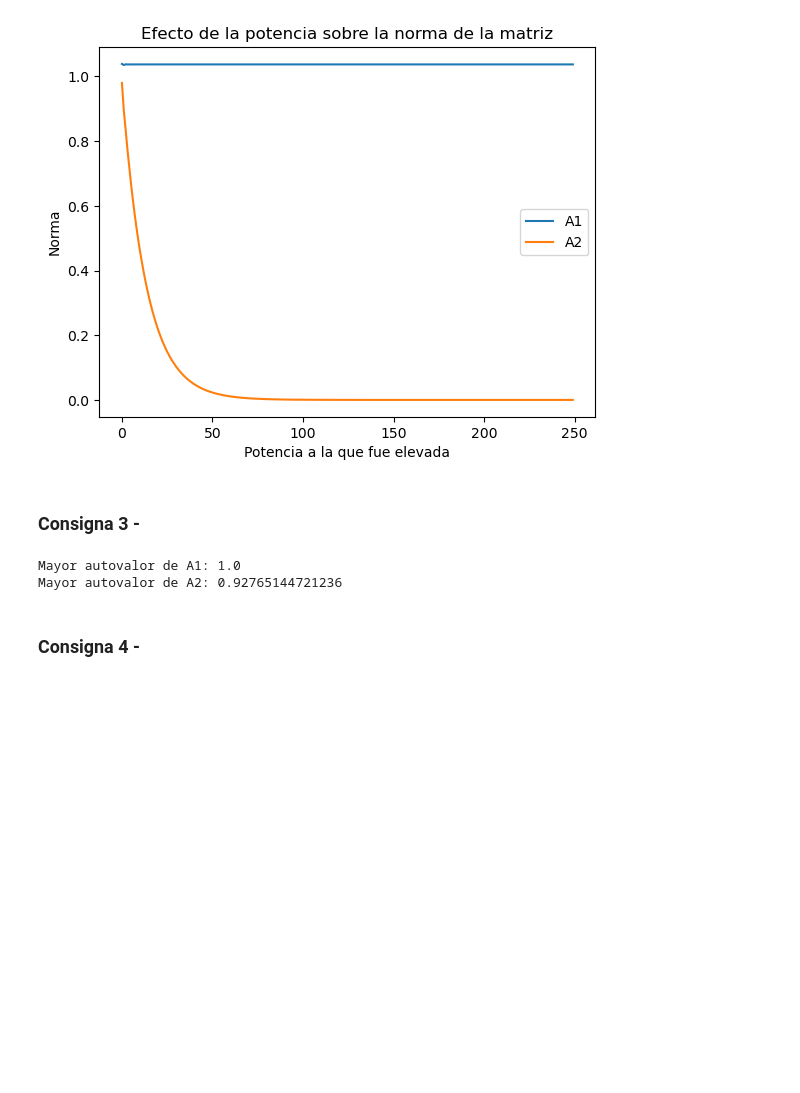
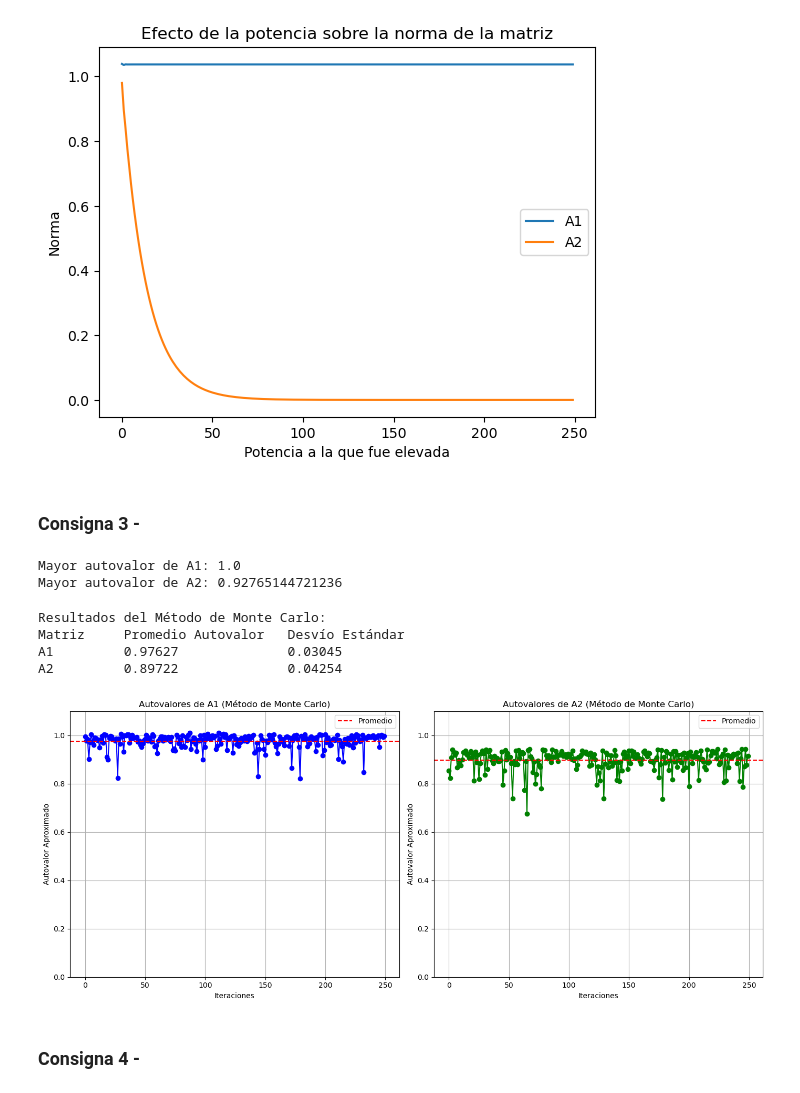
Before and after one commit to MatildaBartoli/TP2-ALC-2024, a Jupyter notebook: grupo_20_TP2.ipynb, the cells around one changed output. Cells and saved outputs as stored; diff of their text form; code cells hidden in the pictures; blank space fills up the shorter version.

```diff
--- a/grupo_20_TP2.ipynb
+++ b/grupo_20_TP2.ipynb
@@ -86,5 +86,27 @@ print(f'Mayor autovalor de A2: {mayor_autovalor_A2}')
 # %% [output]
 Mayor autovalor de A1: 1.0
 Mayor autovalor de A2: 0.92765144721236
+# %%
+autovalores_A1 = metodoMonteCarlo(A1, 250)
+autovalores_A2 = metodoMonteCarlo(A2, 250)
+
+promedio_A1 = np.mean(autovalores_A1)
+desvio_A1 = np.std(autovalores_A1)
+
+promedio_A2 = np.mean(autovalores_A2)
+desvio_A2 = np.std(autovalores_A2)
+
+print(f"\nResultados del Método de Monte Carlo:")
+print(f"{'Matriz':<10} {'Promedio Autovalor':<20} {'Desvío Estándar':<20}")
+print(f"{'A1':<10} {promedio_A1:<20.5f} {desvio_A1:<20.5f}")
+print(f"{'A2':<10} {promedio_A2:<20.5f} {desvio_A2:<20.5f}")
+
+graficar_consigna_3(autovalores_A1, promedio_A1, autovalores_A2, promedio_A2)
+# %% [output]
+Resultados del Método de Monte Carlo:
+Matriz     Promedio Autovalor   Desvío Estándar
+A1         0.97627              0.03045
+A2         0.89722              0.04254
+[figure, added]
 # %% [markdown]
 ### Consigna 4 -
```
Also changed, not shown: parts of 7 cells of this notebook, 1 other file.
